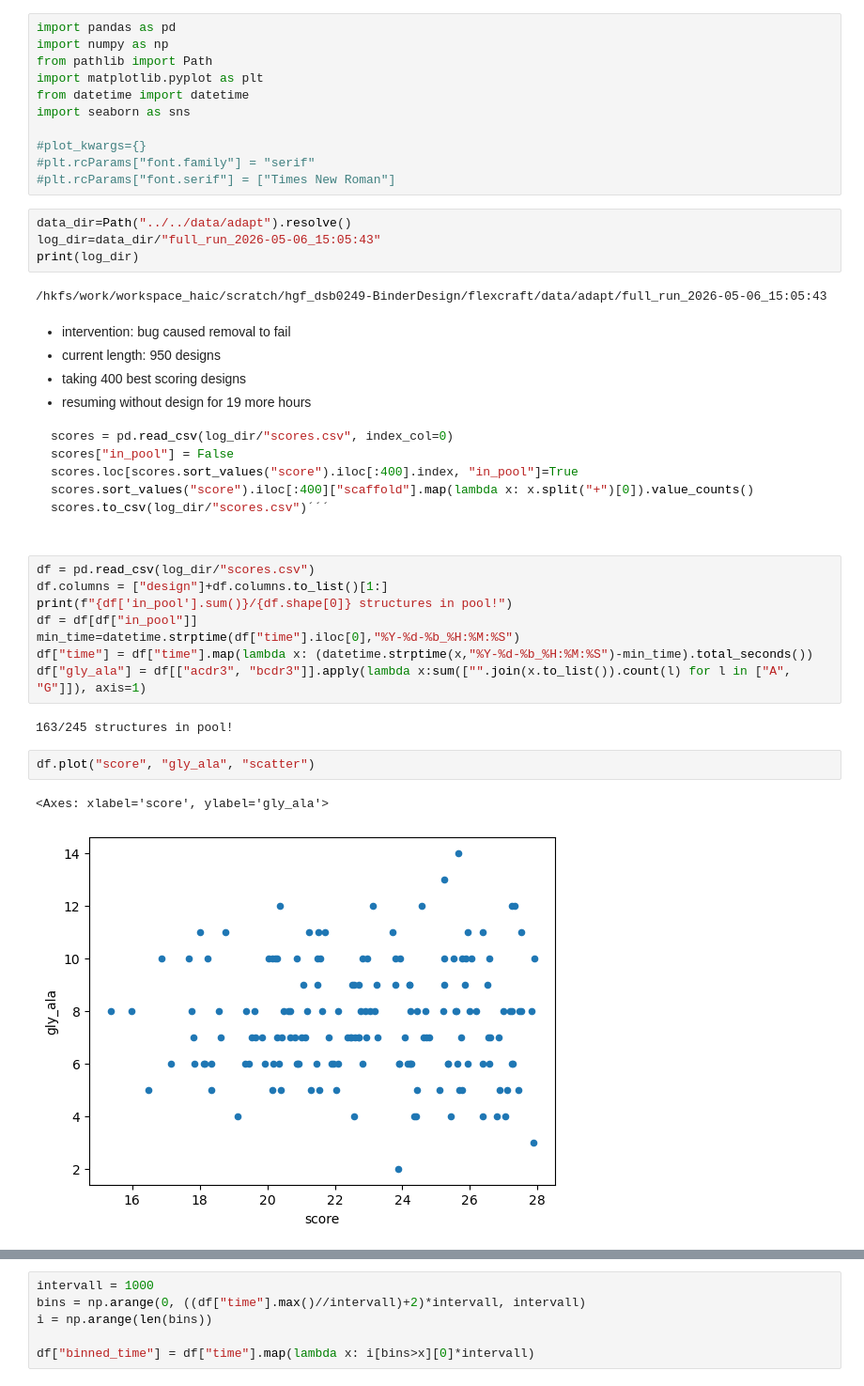
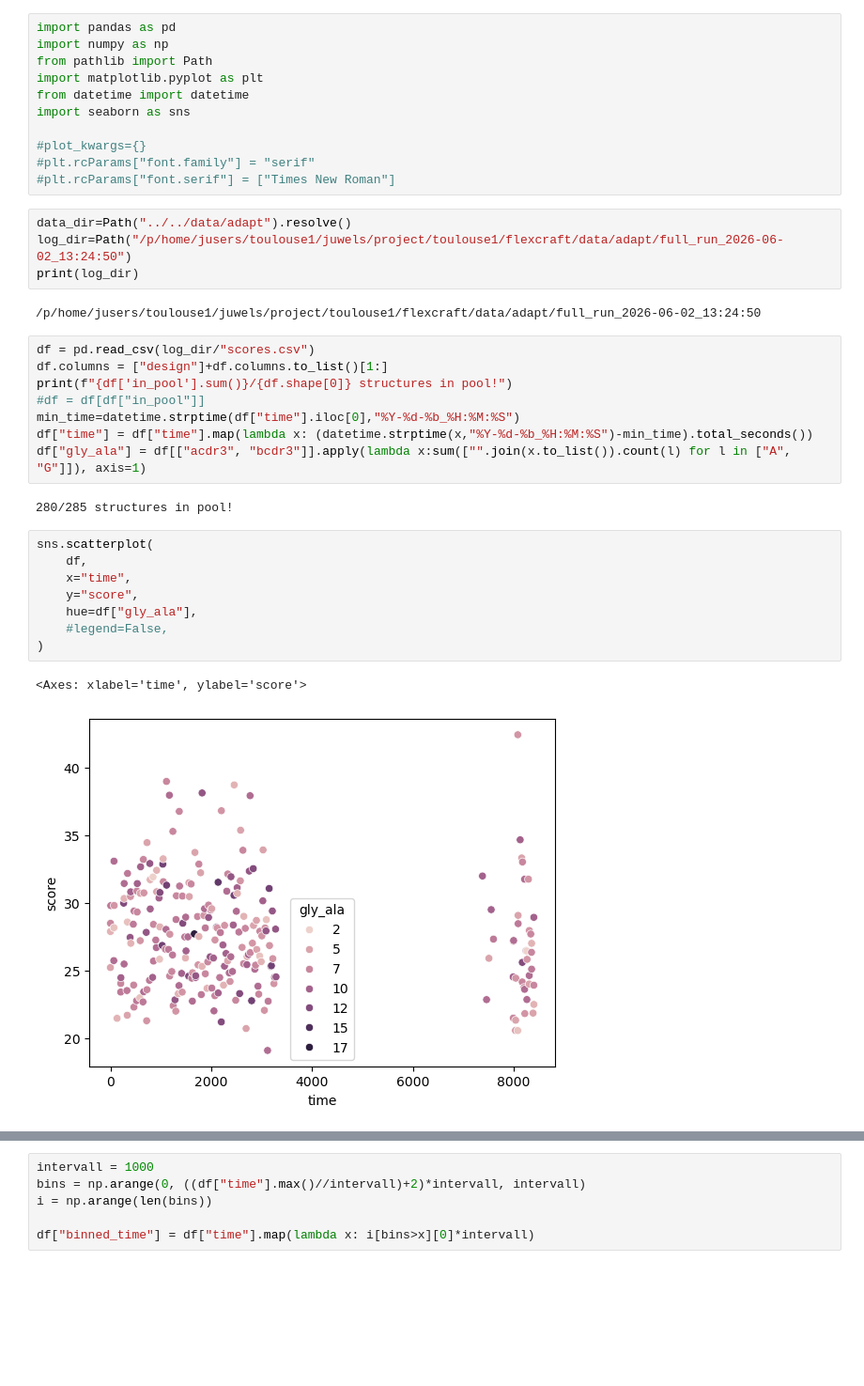
Before and after one commit to NTBiotech/flexcraft, a Jupyter notebook: notebooks/adapt/full_run_analysis.ipynb, the cells around one changed output, grey strips where cells are left out. Shown at 94% size. Drawn from its saved outputs; the diff is of its cells as text; blank space fills up the shorter version.

````diff
--- a/notebooks/adapt/full_run_analysis.ipynb
+++ b/notebooks/adapt/full_run_analysis.ipynb
@@ -11,36 +11,31 @@ import seaborn as sns
 #plt.rcParams["font.serif"] = ["Times New Roman"]
 # %%
 data_dir=Path("../../data/adapt").resolve()
-log_dir=data_dir/"full_run_2026-05-06_15:05:43"
+log_dir=Path("/p/home/jusers/toulouse1/juwels/project/toulouse1/flexcraft/data/adapt/full_run_2026-06-02_13:24:50")
 print(log_dir)
 # %% [output]
-/hkfs/work/workspace_haic/scratch/hgf_dsb0249-BinderDesign/flexcraft/data/adapt/full_run_2026-05-06_15:05:43
+/p/home/jusers/toulouse1/juwels/project/toulouse1/flexcraft/data/adapt/full_run_2026-06-02_13:24:50
-# %% [markdown]
-- intervention: bug caused removal to fail
-- current length: 950 designs
-- taking 400 best scoring designs
-- resuming without design for 19 more hours
-```python
-scores = pd.read_csv(log_dir/"scores.csv", index_col=0)
-scores["in_pool"] = False
-scores.loc[scores.sort_values("score").iloc[:400].index, "in_pool"]=True
-scores.sort_values("score").iloc[:400]["scaffold"].map(lambda x: x.split("+")[0]).value_counts()
-scores.to_csv(log_dir/"scores.csv")´´´
 # %%
 df = pd.read_csv(log_dir/"scores.csv")
 df.columns = ["design"]+df.columns.to_list()[1:]
 print(f"{df['in_pool'].sum()}/{df.shape[0]} structures in pool!")
-df = df[df["in_pool"]]
+#df = df[df["in_pool"]]
 min_time=datetime.strptime(df["time"].iloc[0],"%Y-%d-%b_%H:%M:%S")
 df["time"] = df["time"].map(lambda x: (datetime.strptime(x,"%Y-%d-%b_%H:%M:%S")-min_time).total_seconds())
 df["gly_ala"] = df[["acdr3", "bcdr3"]].apply(lambda x:sum(["".join(x.to_list()).count(l) for l in ["A", "G"]]), axis=1)
 # %% [output]
-163/245 structures in pool!
+280/285 structures in pool!
-# %%
-df.plot("score", "gly_ala", "scatter")
-# %% [output]
-<Axes: xlabel='score', ylabel='gly_ala'>
-[figure, removed]
+# %%
+sns.scatterplot(
+    df,
+    x="time",
+    y="score",
+    hue=df["gly_ala"],
+    #legend=False,
+)
+# %% [output]
+<Axes: xlabel='time', ylabel='score'>
+[figure, added]
 # %%
 (log_dir/df.loc[df["score"].argmin()].design).__str__()
 # %% [output]
````
Also changed, not shown: parts of 4 cells of this notebook, 6 other files.
